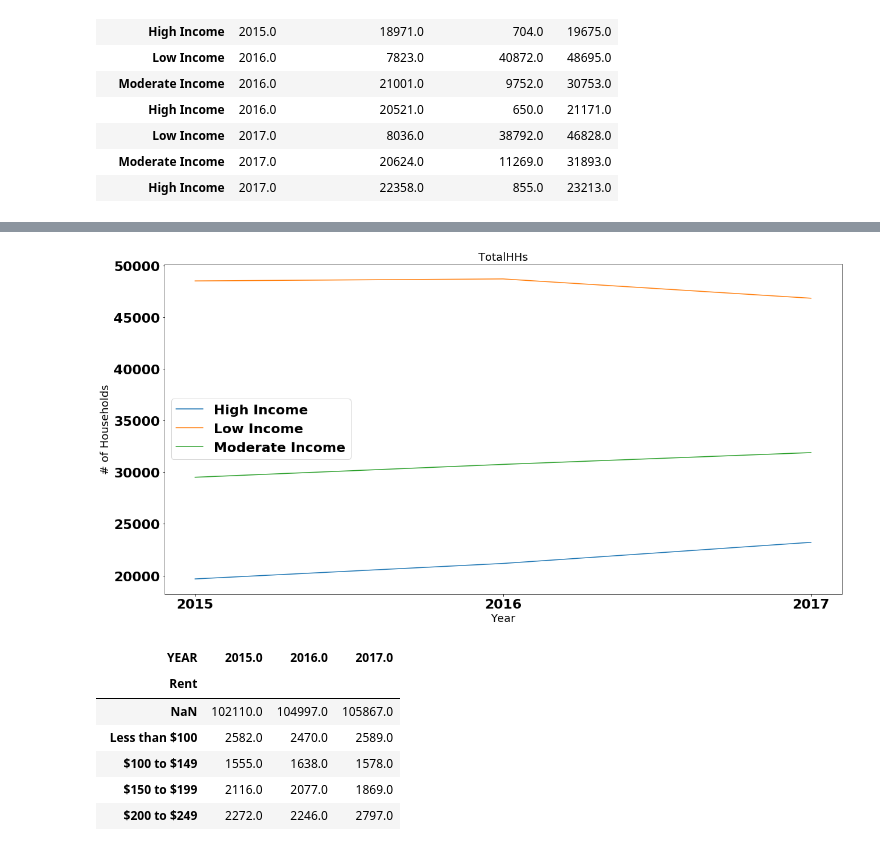
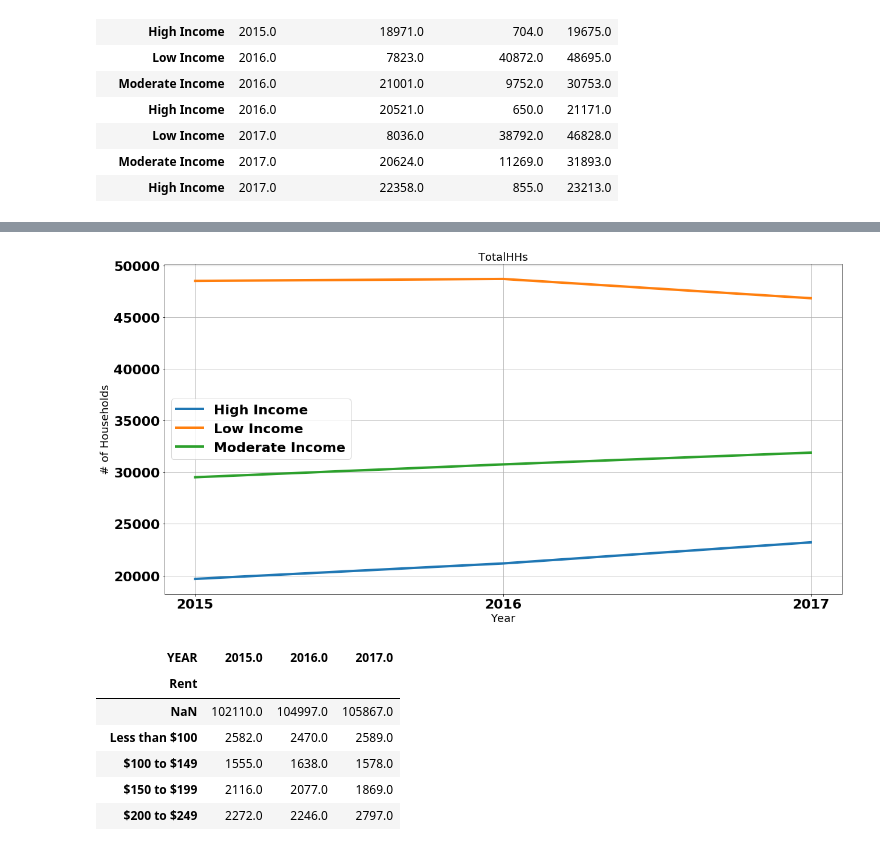
Before and after one commit to anovas2/AAHA, a Jupyter notebook: Cleaned V1.ipynb, the cells around one changed output, grey strips where cells are left out. Saved outputs shown, nothing was run; the diff lists cells and outputs as text; code cells hidden in the pictures.

```diff
--- a/Cleaned V1.ipynb
+++ b/Cleaned V1.ipynb
@@ -147,7 +147,7 @@ for year in years:
 
     percentrentbyincomepv['TotalHHs'] = percentrentbyincomepv.sum(axis = 1, skipna = True)
 
-    percentrentbyincomepv = percentrentbyincomepv.div(percentrentbyincomepv.TotalHHs, axis=0)*100
+    #percentrentbyincomepv = percentrentbyincomepv.div(percentrentbyincomepv.TotalHHs, axis=0)*100
 
     display(percentrentbyincomepv)
 # %% [output]
@@ -312,9 +316,9 @@ for bucket in percentbuckets:
         x = ['2015','2016','2017']
         y = percentrentbyincomesum.loc[percentrentbyincomesum.index==name, bucket]
         #print(percentbucket)
-        plt.plot(x, y,color=colors.get(name), label=name)
+        plt.plot(x, y,color=colors.get(name), label=name,linewidth=4.0)
     ax.legend()
-
+    ax.grid()
     # Create a title, x label, and y label for our chart
 
     plt.title(bucket + ' ' + "Gross Rent # of Households" , fontsize=18)
@@ -348,36 +352,36 @@ plt.rc('font', **font)
 #Variables
 colors = {'TotalHHs':'blue', '30.0 to 34.9 percent':'blue', '35.0 to 39.9 percent':'green', '40.0 to 49.9 percent':'black', '50.0 percent or more':'pink'}
 groups = hhsbyincome.groupby('Income')
 filename = 'Total Households'
 
 #Loop through all buckets
 percentbuckets = ['TotalHHs']
 for bucket in percentbuckets:
     fig, ax = plt.subplots(figsize=(20, 10))
     for name, group in groups:
 
         #print(name)
 
         x = ['2015','2016','2017']
         y = percentrentbyincomesum.loc[percentrentbyincomesum.index==name, bucket]
         #print(percentbucket)
-        plt.plot(x, y,color=colors.get(name), label=name)
+        plt.plot(x, y,color=colors.get(name), label=name,linewidth=4.0)
     ax.legend()
-
+    ax.grid()
         # Create a title, x label, and y label for our chart
 
     plt.title(bucket, fontsize=18)
     plt.xlabel("Year", fontsize=18)
     plt.ylabel("# of Households", fontsize=18)
 
 
     # Save the Figure
     plt.savefig("images/" + filename + ".png")
 
     #Display chart
     plt.show()
 # %% [output]
-[figure, old version]
+[figure, new version]
 # %%
 #Get Occupied Units by Rent Paid tables
 
```
Also changed, not shown: parts of 5 cells of this notebook, 4 other files.
